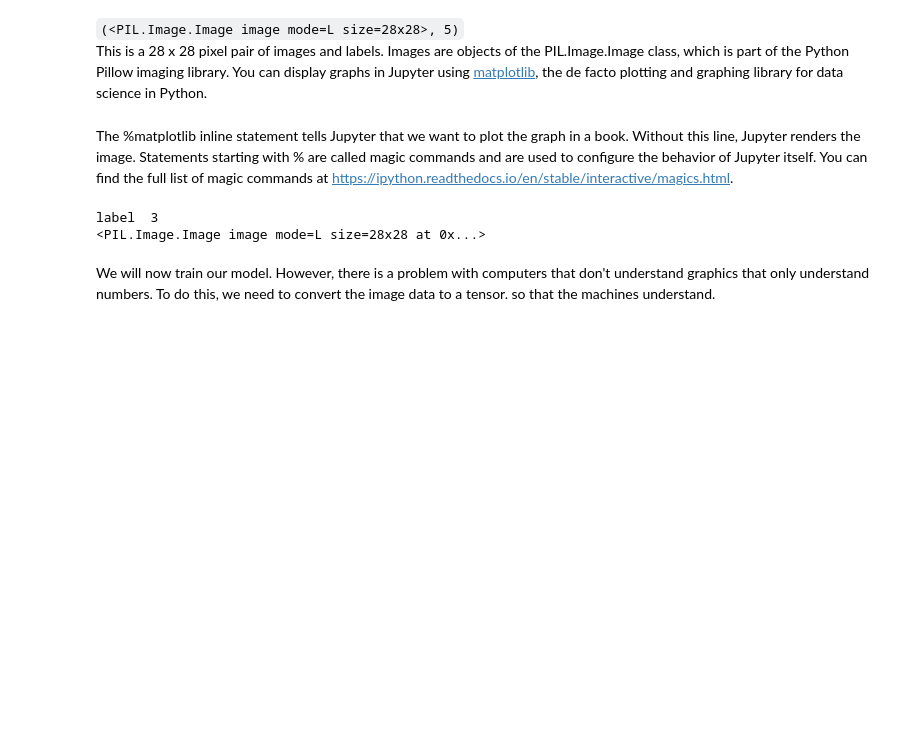
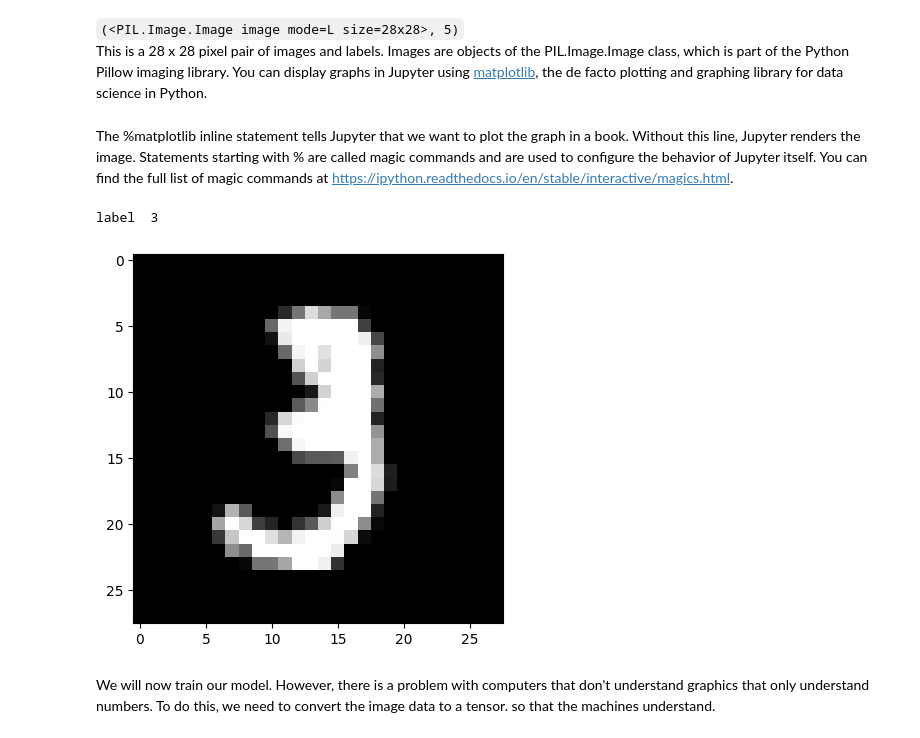
Before and after one commit to Prabhiraj-P/hello-mnist, a Jupyter notebook: mnist.ipynb, the cells around one changed output. Drawn from its saved outputs; the diff is of its cells as text; code cells hidden in the pictures; blank space fills up the shorter version.

```diff
--- a/mnist.ipynb
+++ b/mnist.ipynb
@@ -69,13 +85,11 @@ The %matplotlib inline statement tells Jupyter that we want to plot the graph in
 # %%
 #To display images
 image, label=dataset[10]
-
-#plt.imshow(image, cmap='gray')
+plt.imshow(np.array(image).reshape(-1,28), cmap='gray')
 print('label ',label)
-print(image)
 # %% [output]
 label  3
-<PIL.Image.Image image mode=L size=28x28 at 0x...>
+[figure, added]
 # %% [markdown]
 We will now train our model. However, there is a problem with computers that don't understand graphics that only understand numbers. To do this, we need to convert the image data to a tensor. so that the machines understand.
 # %%
```
Also changed, not shown: parts of 20 cells of this notebook.
